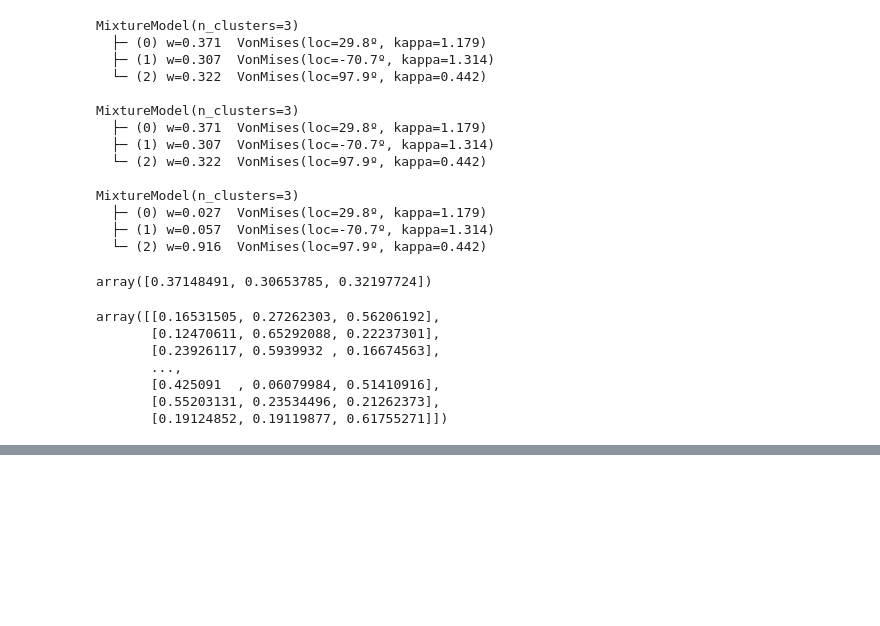
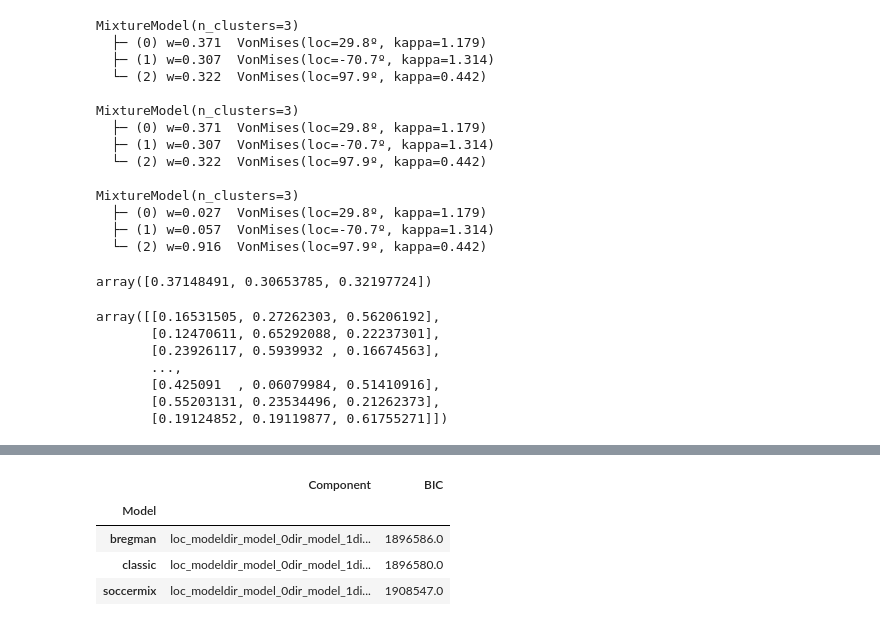
Before and after one commit to Joaquin-Garay/soccer-infogeo, a Jupyter notebook: 03-model.ipynb, the cells around one changed output, grey strips where cells are left out. Cells and saved outputs as stored; diff of their text form; code cells hidden in the pictures; blank space fills up the shorter version.

```diff
--- a/03-model.ipynb
+++ b/03-model.ipynb
@@ -385,0 +375,24 @@ vis.show_all_models(gmm, vmm_list)
+# %%
+# Collect BIC results
+rows = []
+for key, value in results.items():
+    loc_model = value[0]
+    dir_models = value[1]
+
+    loc_bic = loc_model.bic(loc_data)
+    rows.append({"Model": key, "Component": "loc_model", "BIC": loc_bic})
+
+    for i, vmm in enumerate(dir_models):
+        dir_bic = vmm.bic(dir_data)
+        rows.append({"Model": key, "Component": f"dir_model_{i}", "BIC": dir_bic})
+
+# Create DataFrame
+bic_df = pd.DataFrame(rows)
+bic_df["BIC"] = bic_df["BIC"].round(0)
+bic_df.groupby("Model").sum()
+# %% [output]
+|  | Component | BIC |
+| Model |  |  |
+| bregman | loc_modeldir_model_0dir_model_1di... | 1896586.0 |
+| classic | loc_modeldir_model_0dir_model_1di... | 1896580.0 |
+| soccermix | loc_modeldir_model_0dir_model_1di... | 1908547.0 |
```
Also changed, not shown: parts of 5 cells of this notebook, 2 other files.
